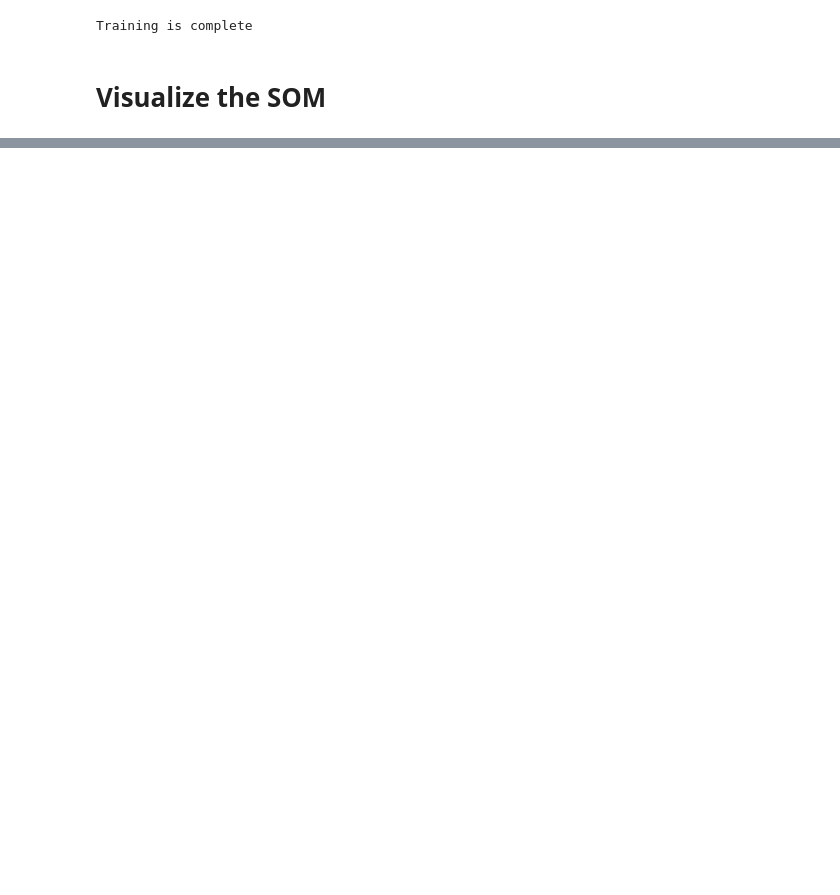
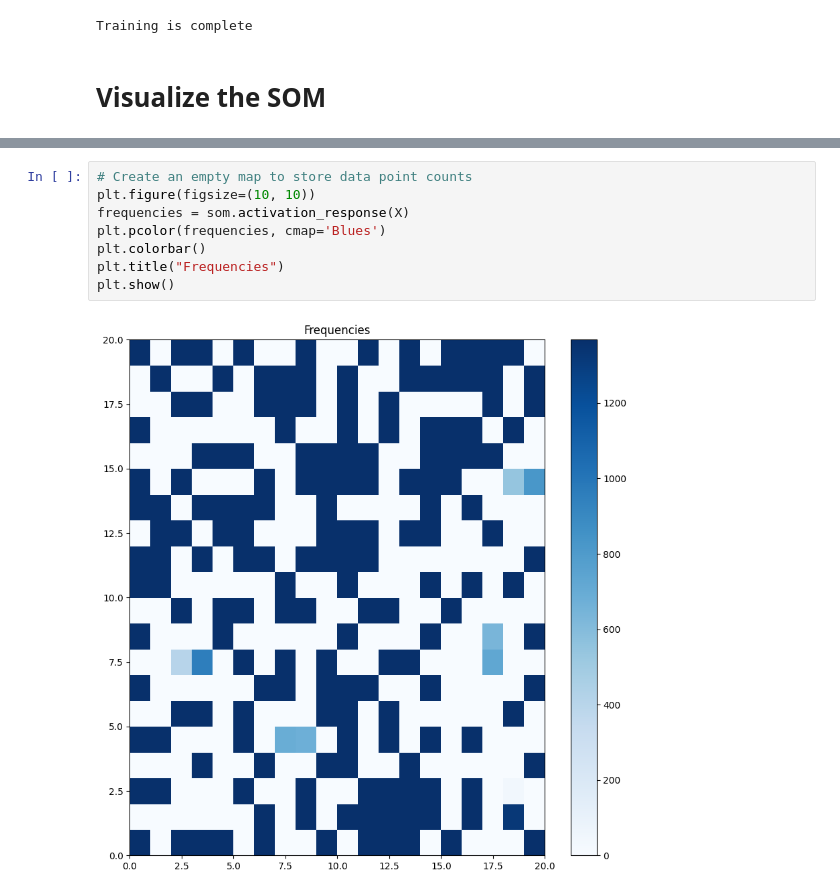
Before and after one commit to tnaccarato/Vis-PheWAS, a Jupyter notebook: SOM.ipynb, the cells around one changed output, grey strips where cells are left out. Saved outputs shown, nothing was run; the diff lists cells and outputs as text; blank space fills up the shorter version.

```diff
--- a/SOM.ipynb
+++ b/SOM.ipynb
@@ -385,0 +391,10 @@ Training is complete
+# %%
+# Create an empty map to store data point counts
+plt.figure(figsize=(10, 10))
+frequencies = som.activation_response(X)
+plt.pcolor(frequencies, cmap='Blues')
+plt.colorbar()
+plt.title("Frequencies")
+plt.show()
+# %% [output]
+[figure, added]
```
Also changed, not shown: parts of 5 cells of this notebook.
